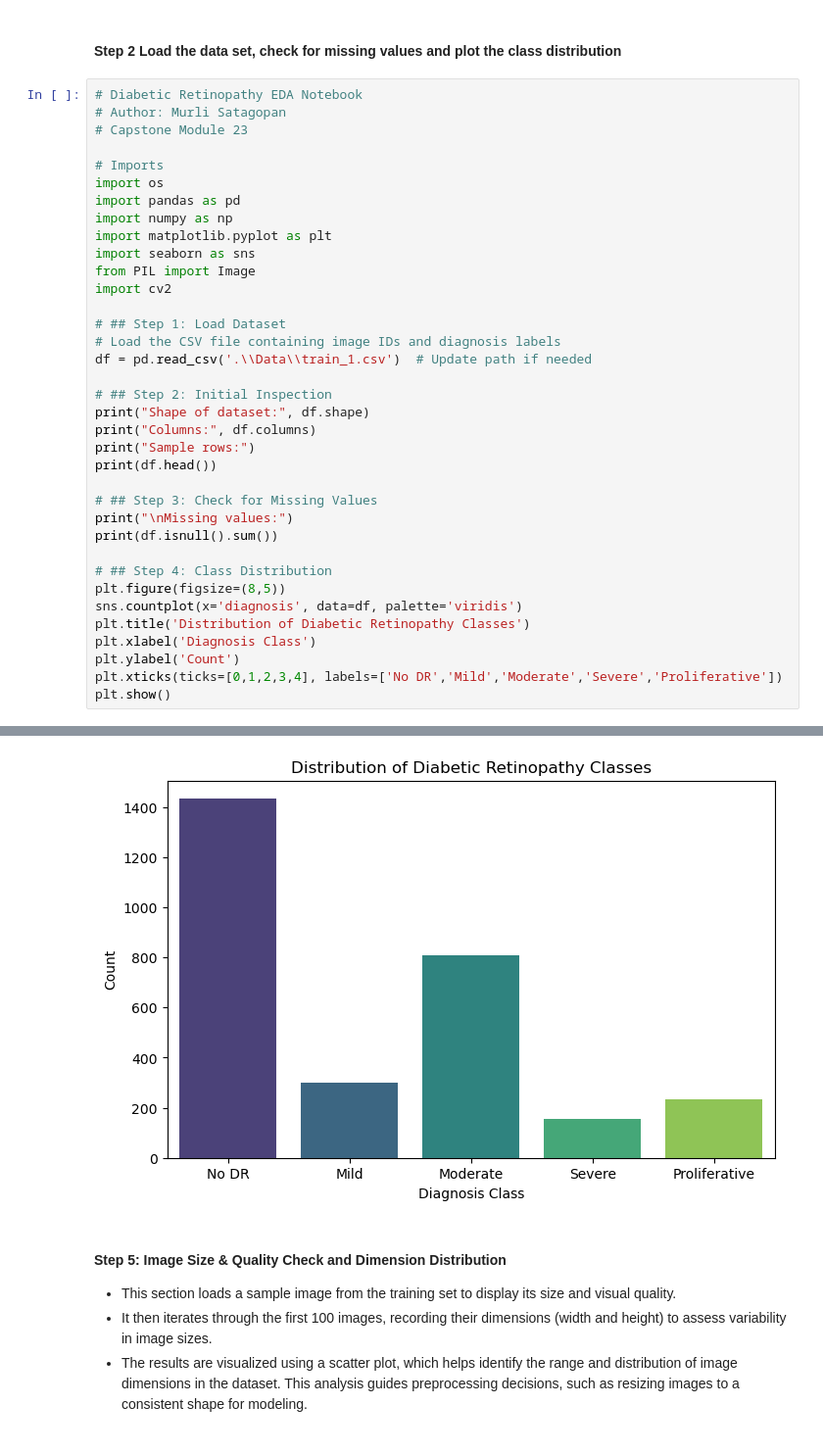
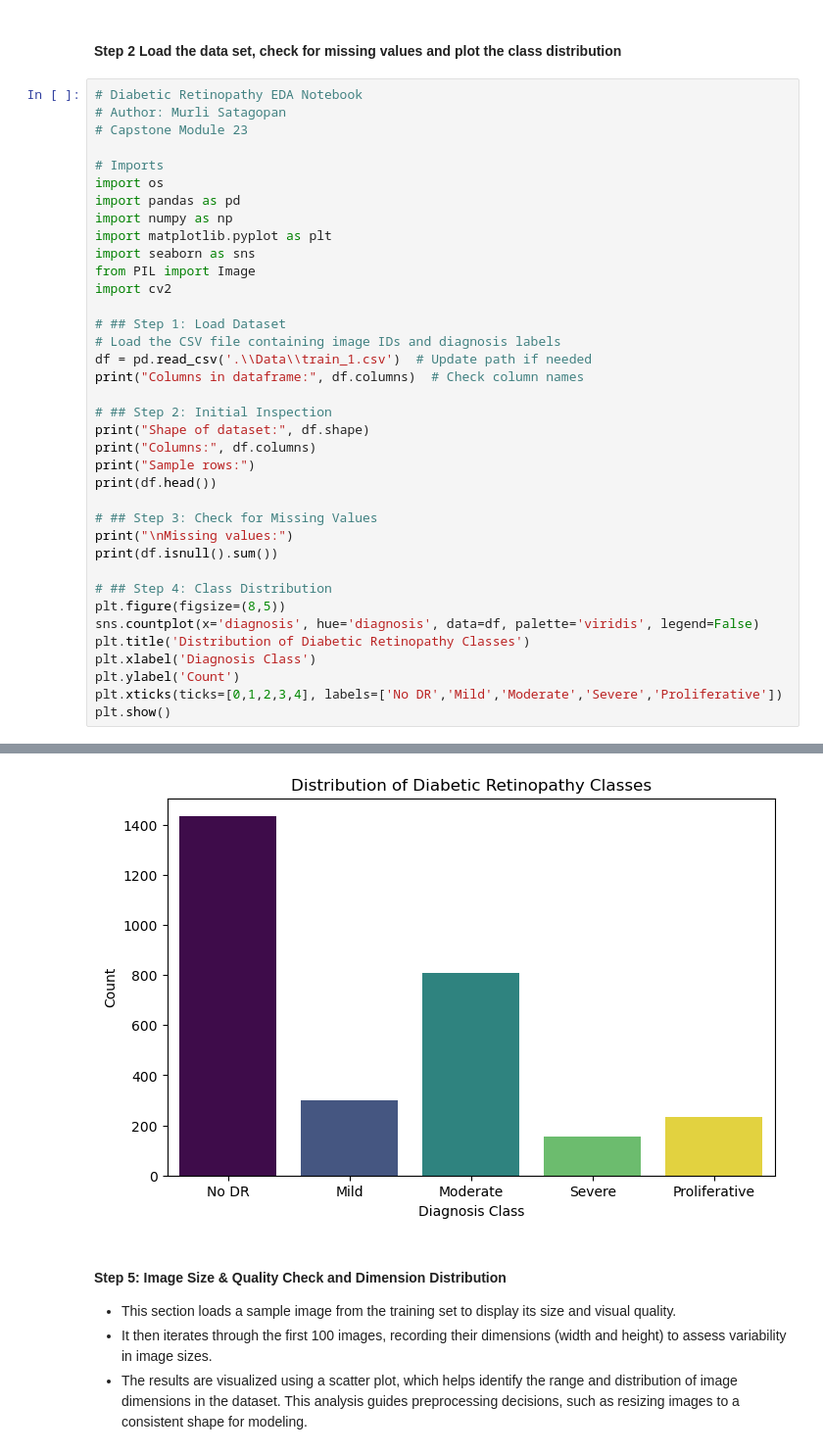
Before and after one commit to murlisfromazure/Capstone-Module-23-EDA, a Jupyter notebook: CapstoneEDA.ipynb, the cells around one changed output, grey strips where cells are left out. Shown at 98% size. Cells and saved outputs as stored; diff of their text form.

```diff
--- a/CapstoneEDA.ipynb
+++ b/CapstoneEDA.ipynb
@@ -35,6 +35,7 @@ import cv2
 # ## Step 1: Load Dataset
 # Load the CSV file containing image IDs and diagnosis labels
 df = pd.read_csv('.\\Data\\train_1.csv')  # Update path if needed
+print("Columns in dataframe:", df.columns)  # Check column names
 
 # ## Step 2: Initial Inspection
 print("Shape of dataset:", df.shape)
@@ -48,7 +49,7 @@ print(df.isnull().sum())
 
 # ## Step 4: Class Distribution
 plt.figure(figsize=(8,5))
-sns.countplot(x='diagnosis', data=df, palette='viridis')
+sns.countplot(x='diagnosis', hue='diagnosis', data=df, palette='viridis', legend=False)
 plt.title('Distribution of Diabetic Retinopathy Classes')
 plt.xlabel('Diagnosis Class')
 plt.ylabel('Count')
@@ -75,4 +74,4 @@ Passing `palette` without assigning `hue` is deprecated and will be removed in v
-[figure, old version]
+[figure, new version]
 # %% [markdown]
 #### Step 5: Image Size & Quality Check and Dimension Distribution
 - This section loads a sample image from the training set to display its size and visual quality.
```
Also changed, not shown: parts of 1 cell of this notebook, 1 other file.
